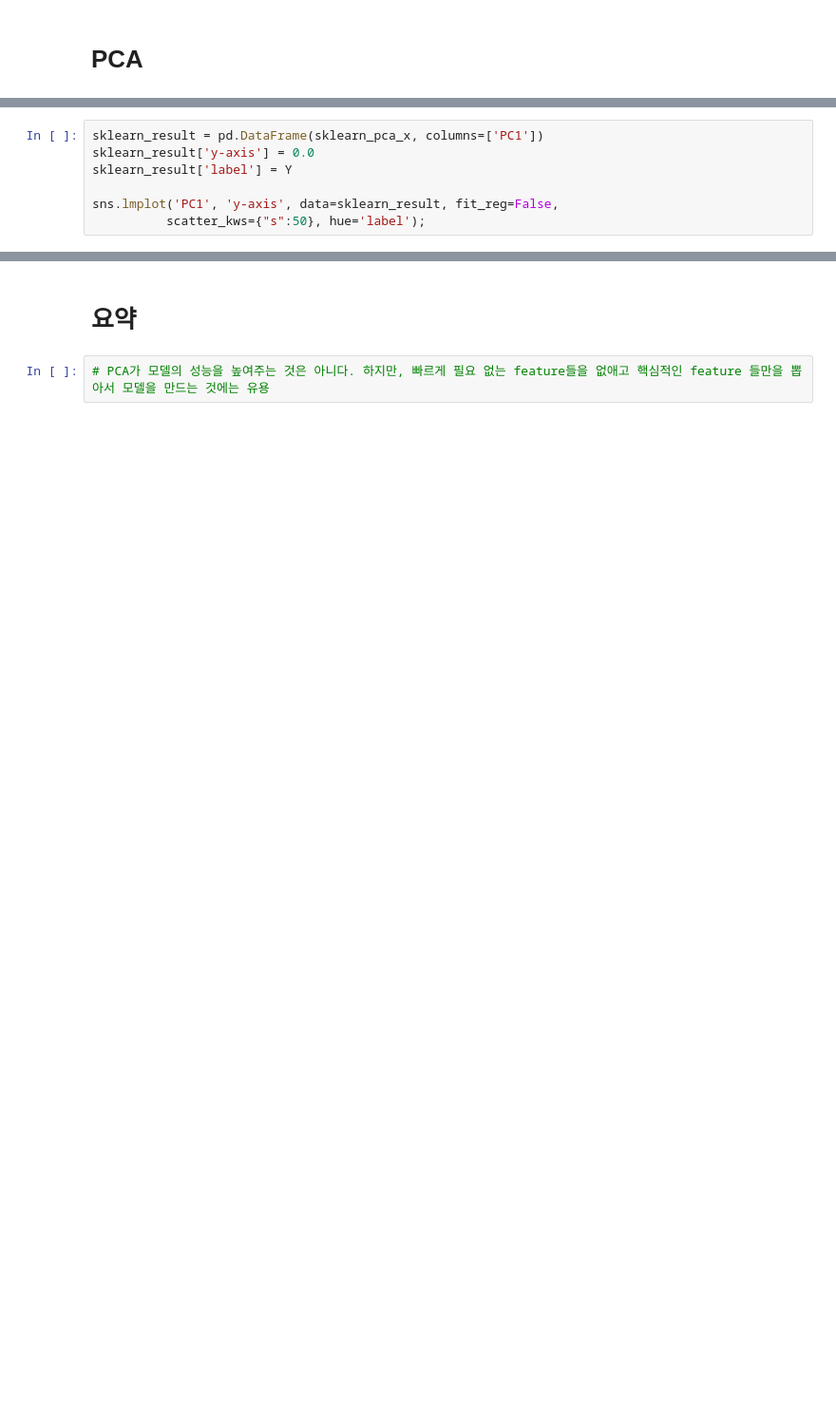
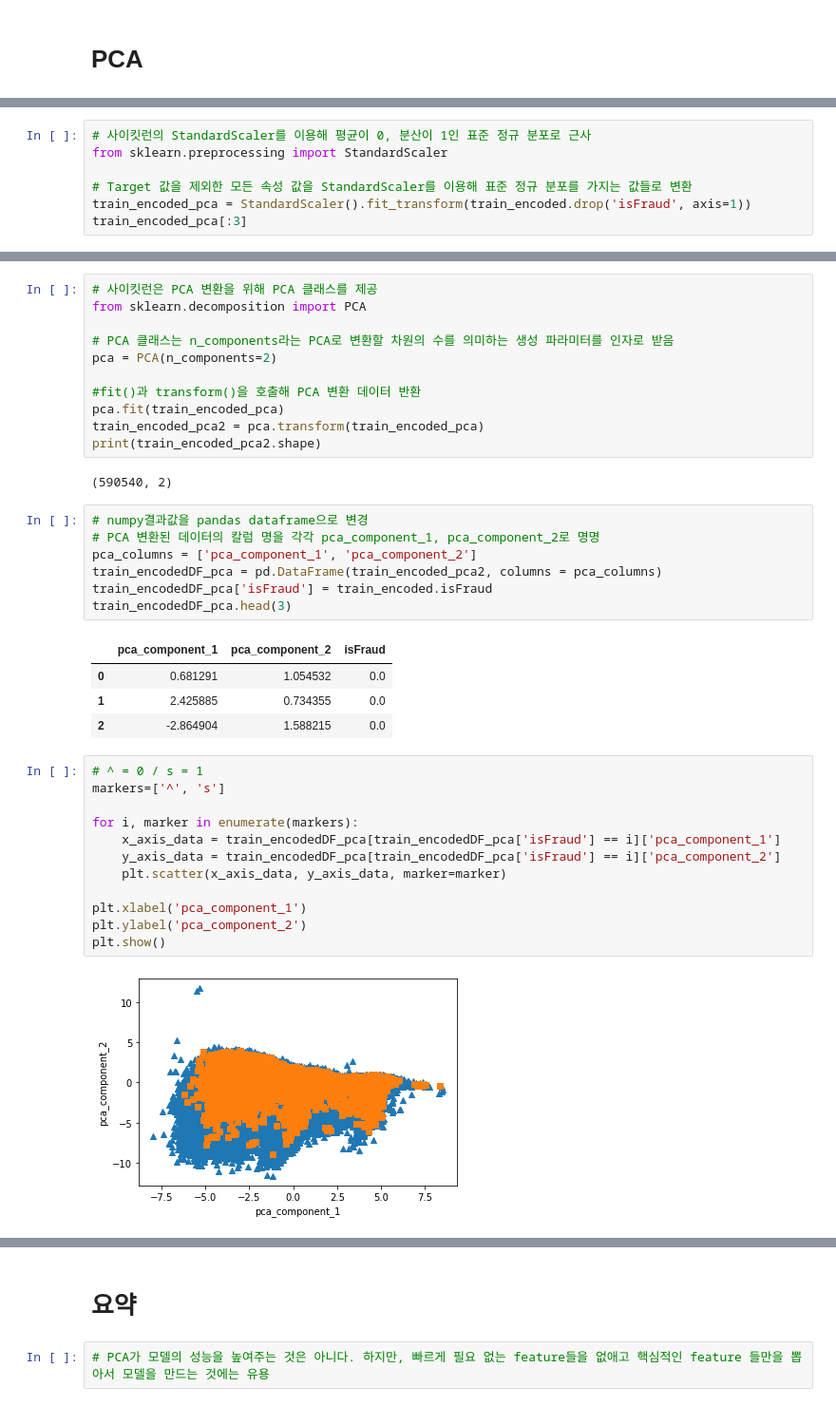
Before and after one commit to choseyi/IEEE-CIS_Fraud_Detection, a Jupyter notebook: src/scaling_seyi.ipynb, the cells around one changed output, grey strips where cells are left out. Shown at 95% size. Cells and saved outputs as stored; diff of their text form; blank space fills up the shorter version.

```diff
--- a/src/scaling_seyi.ipynb
+++ b/src/scaling_seyi.ipynb
@@ -251,8 +189,8 @@ sklearn_pca_x = pca.fit_transform(x_std)
 # %%
-sklearn_result = pd.DataFrame(sklearn_pca_x, columns=['PC1'])
-sklearn_result['y-axis'] = 0.0
-sklearn_result['label'] = Y
+# 사이킷런의 StandardScaler를 이용해 평균이 0, 분산이 1인 표준 정규 분포로 근사
+from sklearn.preprocessing import StandardScaler
 
-sns.lmplot('PC1', 'y-axis', data=sklearn_result, fit_reg=False,
-          scatter_kws={"s":50}, hue='label');
+# Target 값을 제외한 모든 속성 값을 StandardScaler를 이용해 표준 정규 분포를 가지는 값들로 변환
+train_encoded_pca = StandardScaler().fit_transform(train_encoded.drop('isFraud', axis=1))
+train_encoded_pca[:3]
 # %% [output]
@@ -259,0 +214,39 @@ sns.lmplot('PC1', 'y-axis', data=sklearn_result, fit_reg=False,
+# %%
+# 사이킷런은 PCA 변환을 위해 PCA 클래스를 제공
+from sklearn.decomposition import PCA
+
+# PCA 클래스는 n_components라는 PCA로 변환할 차원의 수를 의미하는 생성 파라미터를 인자로 받음
+pca = PCA(n_components=2)
+
+#fit()과 transform()을 호출해 PCA 변환 데이터 반환
+pca.fit(train_encoded_pca)
+train_encoded_pca2 = pca.transform(train_encoded_pca)
+print(train_encoded_pca2.shape)
+# %% [output]
+(590540, 2)
+# %%
+# numpy결과값을 pandas dataframe으로 변경
+# PCA 변환된 데이터의 칼럼 명을 각각 pca_component_1, pca_component_2로 명명
+pca_columns = ['pca_component_1', 'pca_component_2']
+train_encodedDF_pca = pd.DataFrame(train_encoded_pca2, columns = pca_columns)
+train_encodedDF_pca['isFraud'] = train_encoded.isFraud
+train_encodedDF_pca.head(3)
+# %% [output]
+|  | pca_component_1 | pca_component_2 | isFraud |
+| 0 | 0.681291 | 1.054532 | 0.0 |
+| 1 | 2.425885 | 0.734355 | 0.0 |
+| 2 | -2.864904 | 1.588215 | 0.0 |
+# %%
+# ^ = 0 / s = 1
+markers=['^', 's']
+
+for i, marker in enumerate(markers):
+    x_axis_data = train_encodedDF_pca[train_encodedDF_pca['isFraud'] == i]['pca_component_1']
+    y_axis_data = train_encodedDF_pca[train_encodedDF_pca['isFraud'] == i]['pca_component_2']
+    plt.scatter(x_axis_data, y_axis_data, marker=marker)
+
+plt.xlabel('pca_component_1')
+plt.ylabel('pca_component_2')
+plt.show()
+# %% [output]
+[figure, added]
```
Also changed, not shown: parts of 9 cells of this notebook.
